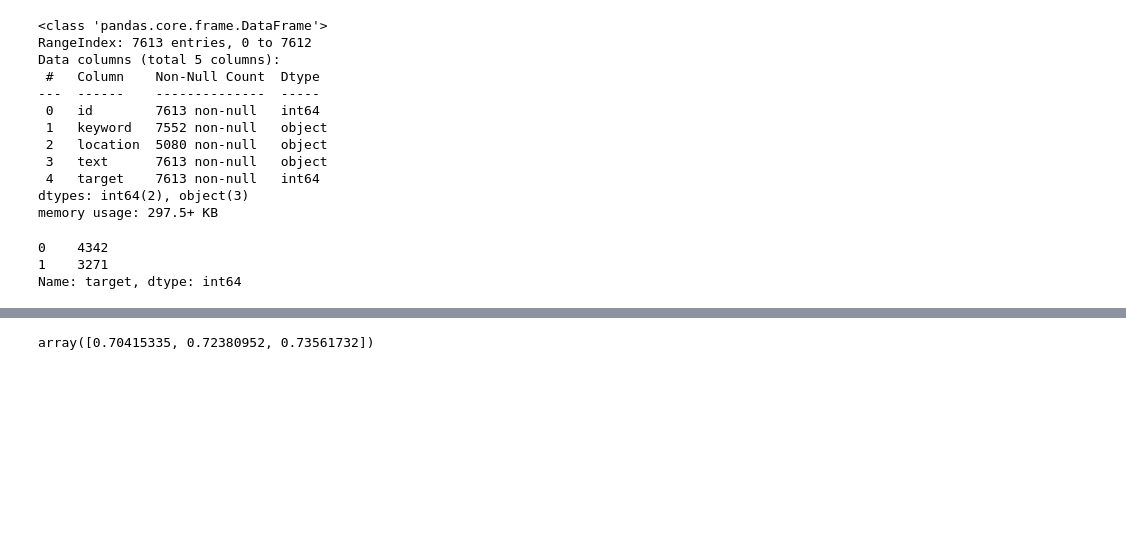
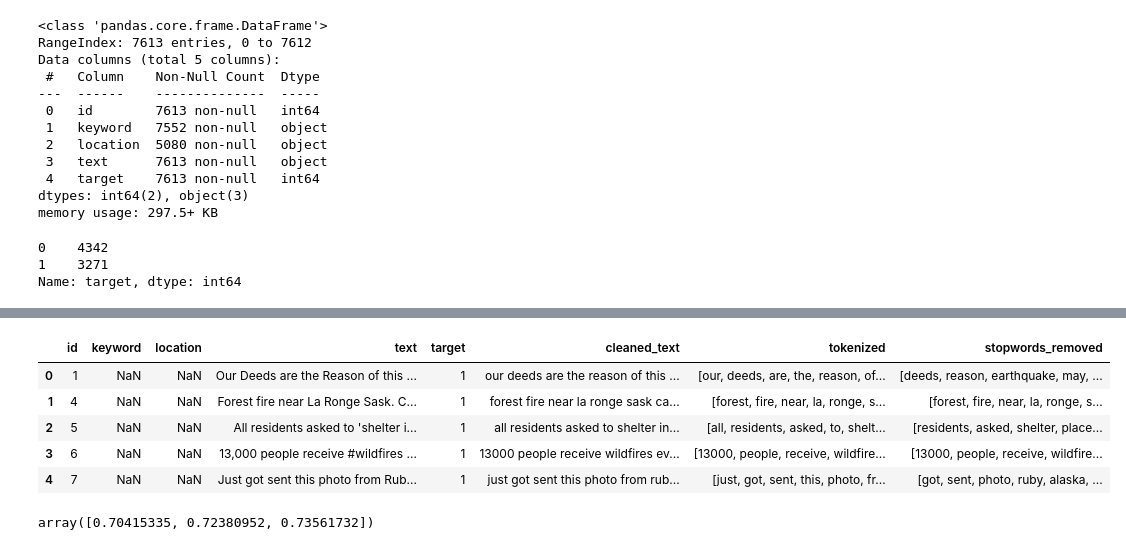
Before and after one commit to Barten74/Kaggle_competitions, a Jupyter notebook: NLP_with_Disaster_Tweets.ipynb, the cells around one changed output, grey strips where cells are left out. Cells and saved outputs as stored; diff of their text form; code cells hidden in the pictures; blank space fills up the shorter version.

Commit message:
Text refining before stemming

```diff
--- a/NLP_with_Disaster_Tweets.ipynb
+++ b/NLP_with_Disaster_Tweets.ipynb
@@ -34,0 +116,2 @@ Name: target, dtype: int64
+# %%
+twitter_df['cleaned_text'] = twitter_df['cleaned_text'].apply(removal_non_ascii)
@@ -34,0 +127,7 @@ Name: target, dtype: int64
+# %%
+import string
+def remove_punc(text):
+#     return re.sub(r'[]!"$%&\'()*+,./:;=#@?[\\^_`{|}~-]+', "", text)
+    return text.translate(str.maketrans('', '', string.punctuation))
+# %%
+twitter_df['cleaned_text'] = twitter_df['cleaned_text'].apply(remove_punc)
@@ -34,0 +143,5 @@ Name: target, dtype: int64
+# %%
+from nltk.tokenize import word_tokenize
+
+twitter_df['tokenized'] = twitter_df['cleaned_text'].apply(word_tokenize)
+twitter_df.head()
@@ -35,3 +165,14 @@ Name: target, dtype: int64
+# %%
+stop = set(stopwords.words('english'))
+twitter_df['stopwords_removed'] = twitter_df['tokenized'].apply(lambda x: [word for word in x if word not in stop])
+twitter_df.head()
+# %% [output]
+|  | id | keyword | location | text | target | cleaned_text | tokenized | stopwords_removed |
+| 0 | 1 | NaN | NaN | Our Deeds are the Reason of this ... | 1 | our deeds are the reason of this ... | [our, deeds, are, the, reason, of... | [deeds, reason, earthquake, may, ... |
+| 1 | 4 | NaN | NaN | Forest fire near La Ronge Sask. C... | 1 | forest fire near la ronge sask ca... | [forest, fire, near, la, ronge, s... | [forest, fire, near, la, ronge, s... |
+| 2 | 5 | NaN | NaN | All residents asked to 'shelter i... | 1 | all residents asked to shelter in... | [all, residents, asked, to, shelt... | [residents, asked, shelter, place... |
+| 3 | 6 | NaN | NaN | 13,000 people receive #wildfires ... | 1 | 13000 people receive wildfires ev... | [13000, people, receive, wildfire... | [13000, people, receive, wildfire... |
+| 4 | 7 | NaN | NaN | Just got sent this photo from Rub... | 1 | just got sent this photo from rub... | [just, got, sent, this, photo, fr... | [got, sent, photo, ruby, alaska, ... |
 # %%
 X_train, X_test, y_train, y_test = model_selection.train_test_split(twitter_df['text'], twitter_df['target'], random_state = 0)
 # %%
```
Also changed, not shown: parts of 26 cells of this notebook.
